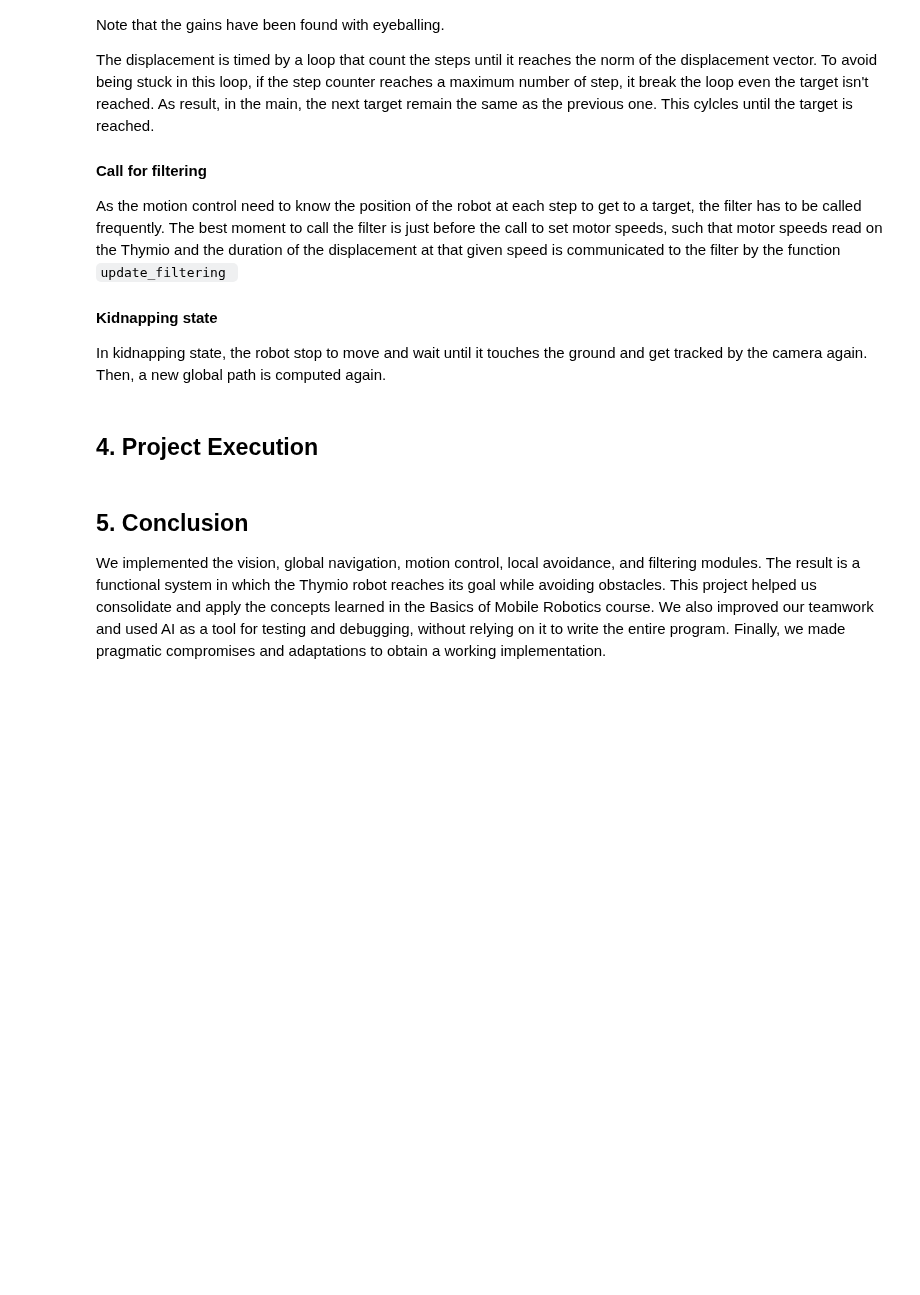
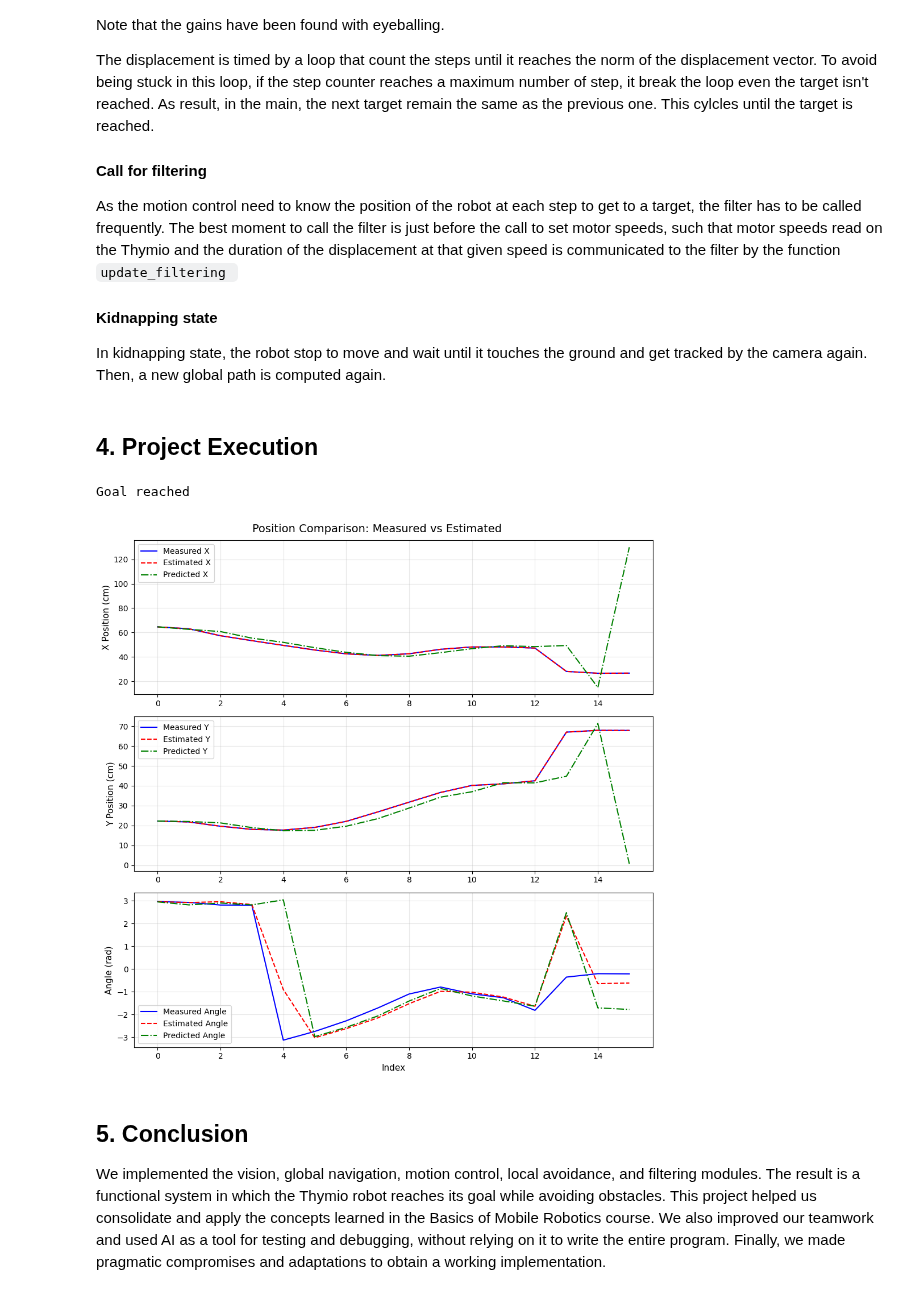
Before and after one commit to lukasfalk/BOMR-Project, a Jupyter notebook: Project.ipynb, the cells around one changed output. Drawn from its saved outputs; the diff is of its cells as text; code cells hidden in the pictures; blank space fills up the shorter version.

```diff
--- a/Project.ipynb
+++ b/Project.ipynb
@@ -796,6 +796,13 @@ As the motion control need to know the position of the robot at each step to get
 In kidnapping state, the robot stop to move and wait until it touches the ground and get tracked by the camera again. Then, a new global path is computed again.
 # %% [markdown]
 ## 4. Project Execution
+# %%
+import asyncio
+import main
+await main.main()
+# %% [output]
+Goal reached
+[figure, added]
 # %% [markdown]
 ## 5. Conclusion
 
```
Also changed, not shown: 1 other file.
